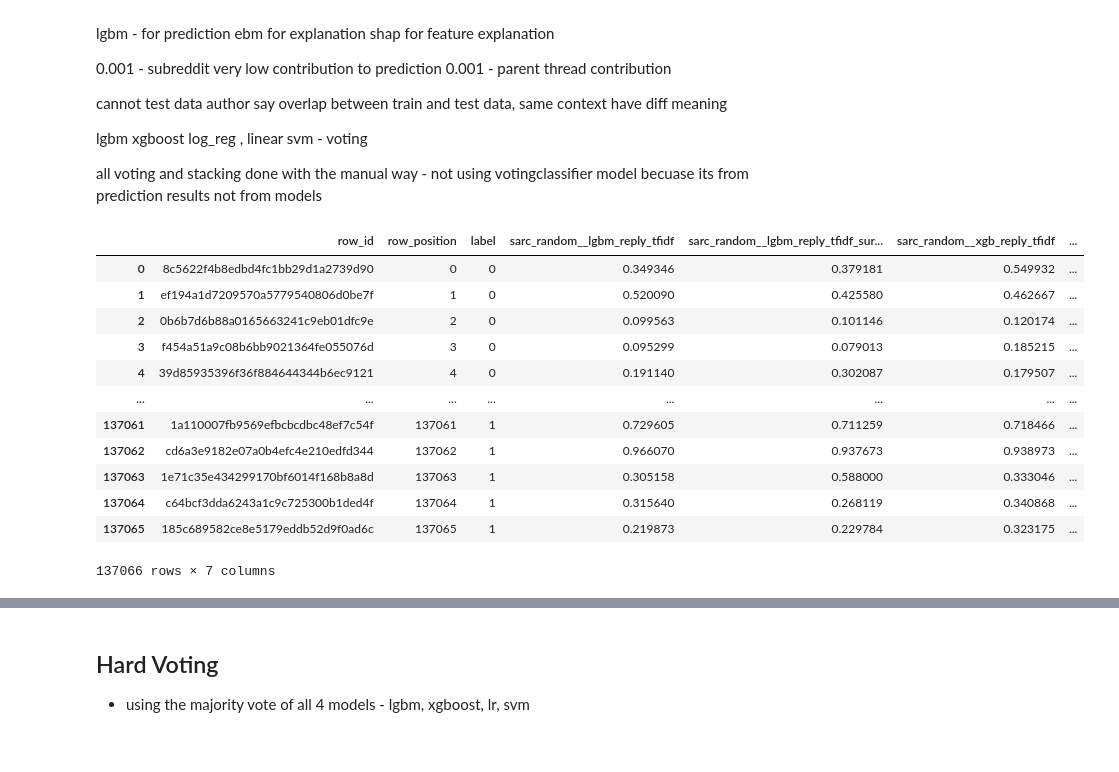
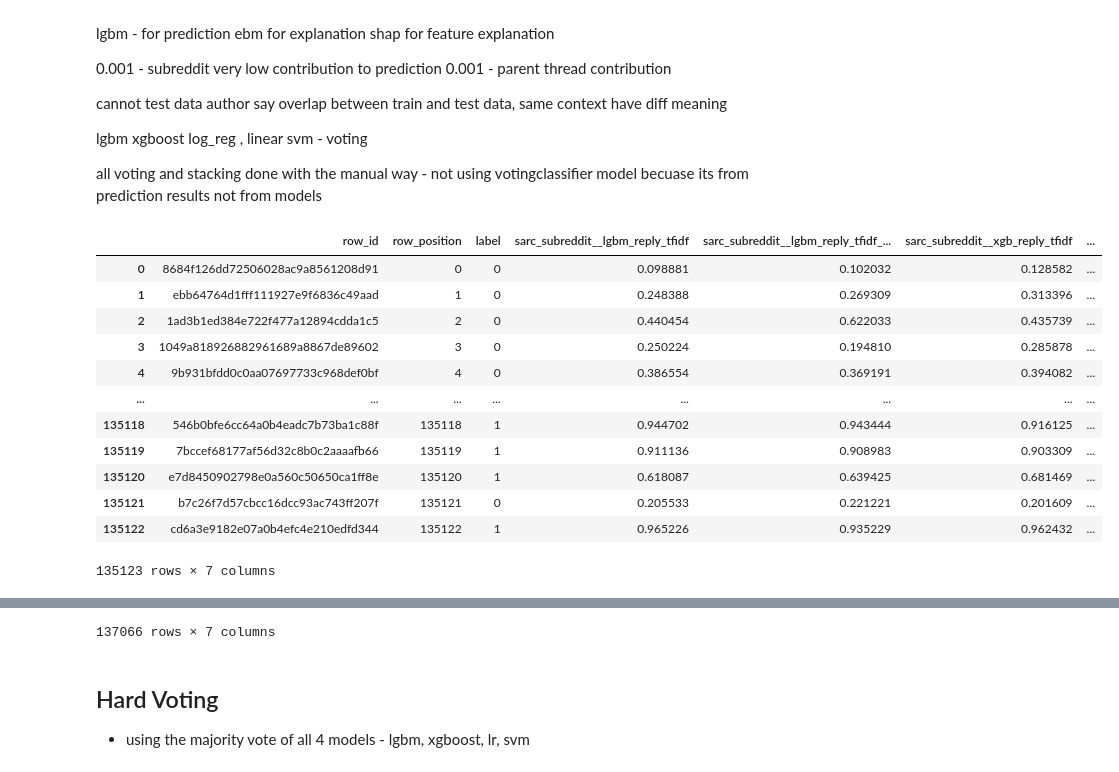
Before and after one commit to ssufiya/cs3244_group1, a Jupyter notebook: modelling/Ensemble/stacking&voting.ipynb, the cells around one changed output, grey strips where cells are left out. Saved outputs shown, nothing was run; the diff lists cells and outputs as text; code cells hidden in the pictures.

```diff
--- a/modelling/Ensemble/stacking&voting.ipynb
+++ b/modelling/Ensemble/stacking&voting.ipynb
@@ -58,48 +62,93 @@ from sklearn.metrics import (
 #import validation dataset
 #sarc_random_validation
 #define routes
 
 
 #validation and test data
 val  = pd.read_parquet("../../data/splits/primary/sarc_random/val.parquet")
 test  = pd.read_parquet("../../data/splits/primary/sarc_random/test.parquet")
 y_val = val['label']
 y_test = test['label']
 
 #sarcasm_random validation predictions (probabilties)
 #lite gbm /xgboost
 val_lgbm = "../../results/gbdt/ensemble_predictions/sarc_random__val.parquet"
 #margin-based (linear svm)
 val_margin = "../../results/margin-based/ensemble_predictions/sarc_random__val.parquet"
 #log_reg
 val_logreg= "../../results/nb_logreg/ensemble_predictions/sarc_random__val.parquet"
 
 #sarcasm_random test predictions (probabilties)
 #lite gbm /xgboost
 test_lgbm = "../../results/gbdt/ensemble_predictions/sarc_random__test.parquet"
 #margin-based (linear svm)
 test_margin = "../../results/margin-based/ensemble_predictions/sarc_random__test.parquet"
 #log_reg
 test_logreg= "../../results/nb_logreg/ensemble_predictions/sarc_random__test.parquet"
 
-#model names in columns
-lgbm_model = 'sarc_random__lgbm_reply_tfidf_surface'
-xgb_model = 'sarc_random__xgb_reply_tfidf_surface'
-lr_model = 'sarc_random__lr_reply_tfidf_surface'
-svm_model = 'sarc_random__svm_tfidf_lex_surf'
+
+#sarc_subreddit probability predictions
+subreddit_val_lgbm = "../../results/gbdt/ensemble_predictions/sarc_subreddit__val.parquet" #lgbm
+subreddit_test_lgbm = "../../results/gbdt/ensemble_predictions/sarc_subreddit__test.parquet"
+
+subreddit_val_logreg= "../../results/nb_logreg/ensemble_predictions/sarc_subreddit__val.parquet"
+subreddit_test_logreg= "../../results/nb_logreg/ensemble_predictions/sarc_subreddit__test.parquet" #logreg
+
+subreddit_val_margin = "../../results/margin-based/ensemble_predictions/sarc_random__val.parquet" #margin based
+subreddit_test_margin = "../../results/margin-based/ensemble_predictions/sarc_random__test.parquet"
+
+#sarc_temporal
+temporal_val_lgbm = "../../results/gbdt/ensemble_predictions/sarc_temporal__val.parquet" #lgbm
+temporal_test_lgbm = "../../results/gbdt/ensemble_predictions/sarc_temporal__test.parquet"
+
+temporal_val_logreg= "../../results/nb_logreg/ensemble_predictions/sarc_temporal__val.parquet"
+temporal_test_logreg= "../../results/nb_logreg/ensemble_predictions/sarc_temporal__test.parquet" #logreg
+
+temporal_val_margin = "../../results/margin-based/ensemble_predictions/sarc_temporal__val.parquet" #margin based
+temporal_test_margin = "../../results/margin-based/ensemble_predictions/sarc_temporal__test.parquet"
+
+#figlang_twitter
+figlang_twitter_lgbm = "../../results/gbdt/ensemble_predictions/figlang_twitter__test.parquet"
+figlang_twitter_logreg= "../../results/nb_logreg/ensemble_predictions/figlang_twitter__test.parquet" #logreg
+figlang_twitter_margin = "../../results/margin-based/ensemble_predictions/figlang_twitter___test.parquet"   #margin based
+
+#figlang_reddit
+figlang_reddit_lgbm = "../../results/gbdt/ensemble_predictions/figlang_reddit__test.parquet"
+figlang_reddit_logreg= "../../results/nb_logreg/ensemble_predictions/figlang_reddit__test.parquet" #logreg
+figlang_reddit_margin = "../../results/margin-based/ensemble_predictions/figlang_reddit___test.parquet"   #margin based
+
+#news_headlines
+newsheadlines_lgbm = "../../results/gbdt/ensemble_predictions/news_headlines__test.parquet"
+newsheadlines_logreg= "../../results/nb_logreg/ensemble_predictions/news_headlines__test.parquet" #logreg
+newsheadlines_margin = "../../results/margin-based/ensemble_predictions/news_headlines___test.parquet"   #margin based
+
+#tweeteval_irony
+#news_headlines
+tweeteval_lgbm = "../../results/gbdt/ensemble_predictions/tweeteval_irony__test.parquet"
+tweeteval_logreg= "../../results/nb_logreg/ensemble_predictions/tweeteval_irony__test.parquet" #logreg
+tweeteval_margin = "../../results/margin-based/ensemble_predictions/tweeteval_irony___test.parquet"   #margin based
+
+df = pd.read_parquet(subreddit_val_lgbm)
+display(df)
+
+#model names endings in columns
+lgbm_model = 'reply_tfidf_surface'
+xgb_model = 'reply_tfidf_surface'
+lr_model = 'reply_tfidf_surface'
+svm_model = 'svm_tfidf_lex_surf'
 
 display(pd.read_parquet(val_lgbm))
 # %% [output]
-|  | row_id | row_position | label | sarc_random__lgbm_reply_tfidf | sarc_random__lgbm_reply_tfidf_sur... | sarc_random__xgb_reply_tfidf | ... |
-| 0 | 8c5622f4b8edbd4fc1bb29d1a2739d90 | 0 | 0 | 0.349346 | 0.379181 | 0.549932 | ... |
-| 1 | ef194a1d7209570a5779540806d0be7f | 1 | 0 | 0.520090 | 0.425580 | 0.462667 | ... |
-| 2 | 0b6b7d6b88a0165663241c9eb01dfc9e | 2 | 0 | 0.099563 | 0.101146 | 0.120174 | ... |
-| 3 | f454a51a9c08b6bb9021364fe055076d | 3 | 0 | 0.095299 | 0.079013 | 0.185215 | ... |
-| 4 | 39d85935396f36f884644344b6ec9121 | 4 | 0 | 0.191140 | 0.302087 | 0.179507 | ... |
+|  | row_id | row_position | label | sarc_subreddit__lgbm_reply_tfidf | sarc_subreddit__lgbm_reply_tfidf_... | sarc_subreddit__xgb_reply_tfidf | ... |
+| 0 | 8684f126dd72506028ac9a8561208d91 | 0 | 0 | 0.098881 | 0.102032 | 0.128582 | ... |
+| 1 | ebb64764d1fff111927e9f6836c49aad | 1 | 0 | 0.248388 | 0.269309 | 0.313396 | ... |
+| 2 | 1ad3b1ed384e722f477a12894cdda1c5 | 2 | 0 | 0.440454 | 0.622033 | 0.435739 | ... |
+| 3 | 1049a818926882961689a8867de89602 | 3 | 0 | 0.250224 | 0.194810 | 0.285878 | ... |
+| 4 | 9b931bfdd0c0aa07697733c968def0bf | 4 | 0 | 0.386554 | 0.369191 | 0.394082 | ... |
 | ... | ... | ... | ... | ... | ... | ... | ... |
-| 137061 | 1a110007fb9569efbcbcdbc48ef7c54f | 137061 | 1 | 0.729605 | 0.711259 | 0.718466 | ... |
-| 137062 | cd6a3e9182e07a0b4efc4e210edfd344 | 137062 | 1 | 0.966070 | 0.937673 | 0.938973 | ... |
-| 137063 | 1e71c35e434299170bf6014f168b8a8d | 137063 | 1 | 0.305158 | 0.588000 | 0.333046 | ... |
-| 137064 | c64bcf3dda6243a1c9c725300b1ded4f | 137064 | 1 | 0.315640 | 0.268119 | 0.340868 | ... |
-| 137065 | 185c689582ce8e5179eddb52d9f0ad6c | 137065 | 1 | 0.219873 | 0.229784 | 0.323175 | ... |
+| 135118 | 546b0bfe6cc64a0b4eadc7b73ba1c88f | 135118 | 1 | 0.944702 | 0.943444 | 0.916125 | ... |
+| 135119 | 7bccef68177af56d32c8b0c2aaaafb66 | 135119 | 1 | 0.911136 | 0.908983 | 0.903309 | ... |
+| 135120 | e7d8450902798e0a560c50650ca1ff8e | 135120 | 1 | 0.618087 | 0.639425 | 0.681469 | ... |
+| 135121 | b7c26f7d57cbcc16dcc93ac743ff207f | 135121 | 0 | 0.205533 | 0.221221 | 0.201609 | ... |
+| 135122 | cd6a3e9182e07a0b4efc4e210edfd344 | 135122 | 1 | 0.965226 | 0.935229 | 0.962432 | ... |
-137066 rows × 7 columns
+135123 rows × 7 columns
@@ -106,3 +167,4 @@ display(pd.read_parquet(val_lgbm))
+137066 rows × 7 columns
 # %% [markdown]
 ## Hard Voting
 - using the majority vote of all 4 models - lgbm, xgboost, lr, svm
```
Also changed, not shown: parts of 15 cells of this notebook.
